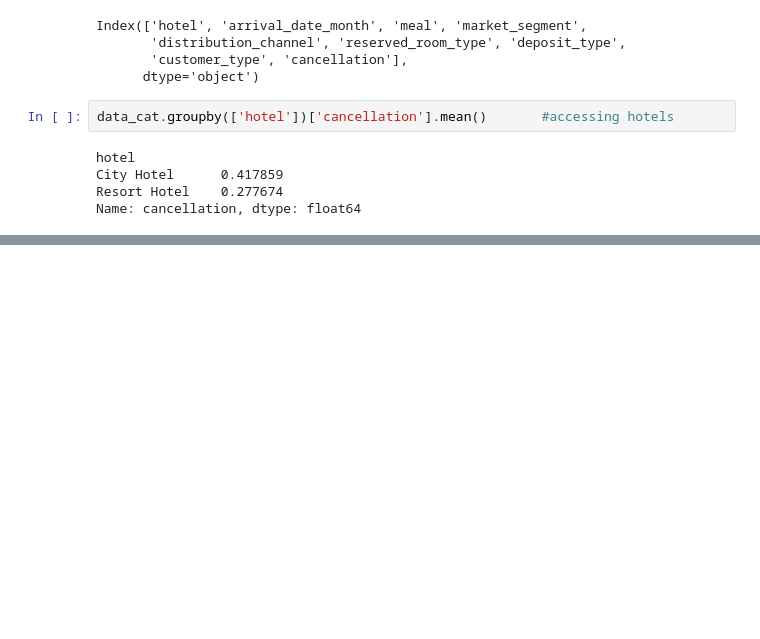
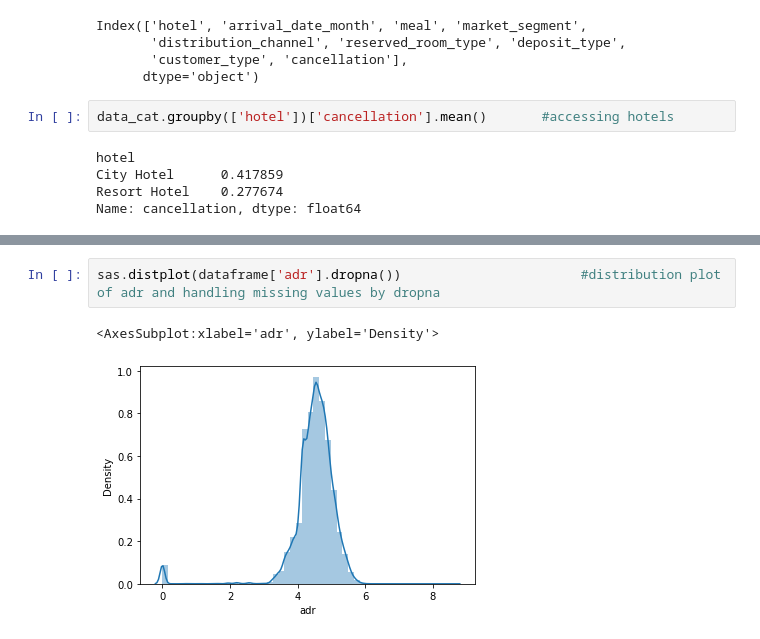
Before and after one commit to Adhoc123/Hotel_Booking_Prediction_ML, a Jupyter notebook: Hotel_Booking_Prediction/Hotel_Booking_Prediction.ipynb, the cells around one changed output, grey strips where cells are left out. Drawn from its saved outputs; the diff is of its cells as text; blank space fills up the shorter version.

```diff
--- a/Hotel_Booking_Prediction/Hotel_Booking_Prediction.ipynb
+++ b/Hotel_Booking_Prediction/Hotel_Booking_Prediction.ipynb
@@ -641,0 +665,5 @@ dataframe.shape                                                #For showing shap
+# %%
+sas.distplot(dataframe['adr'].dropna())                       #distribution plot of adr and handling missing values by dropna
+# %% [output]
+<AxesSubplot:xlabel='adr', ylabel='Density'>
+[figure, added]
```
Also changed, not shown: parts of 26 cells of this notebook.
